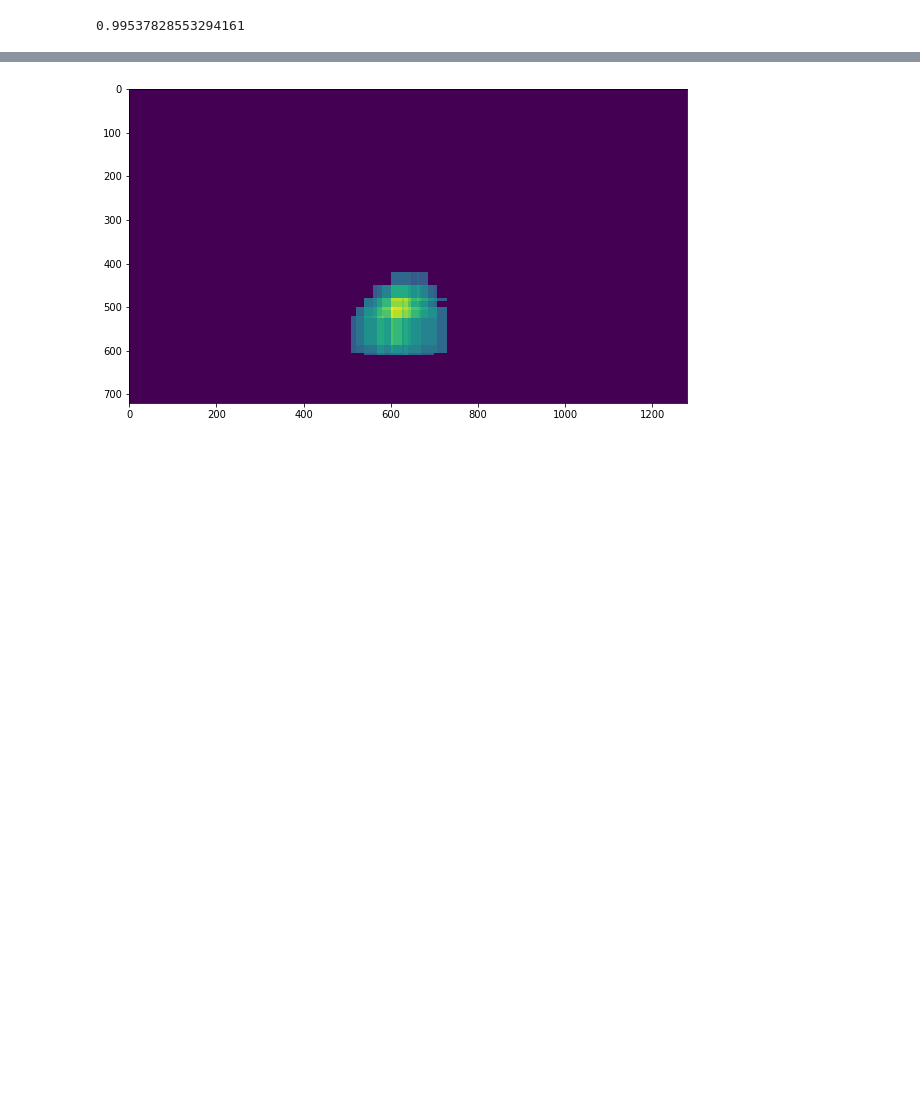
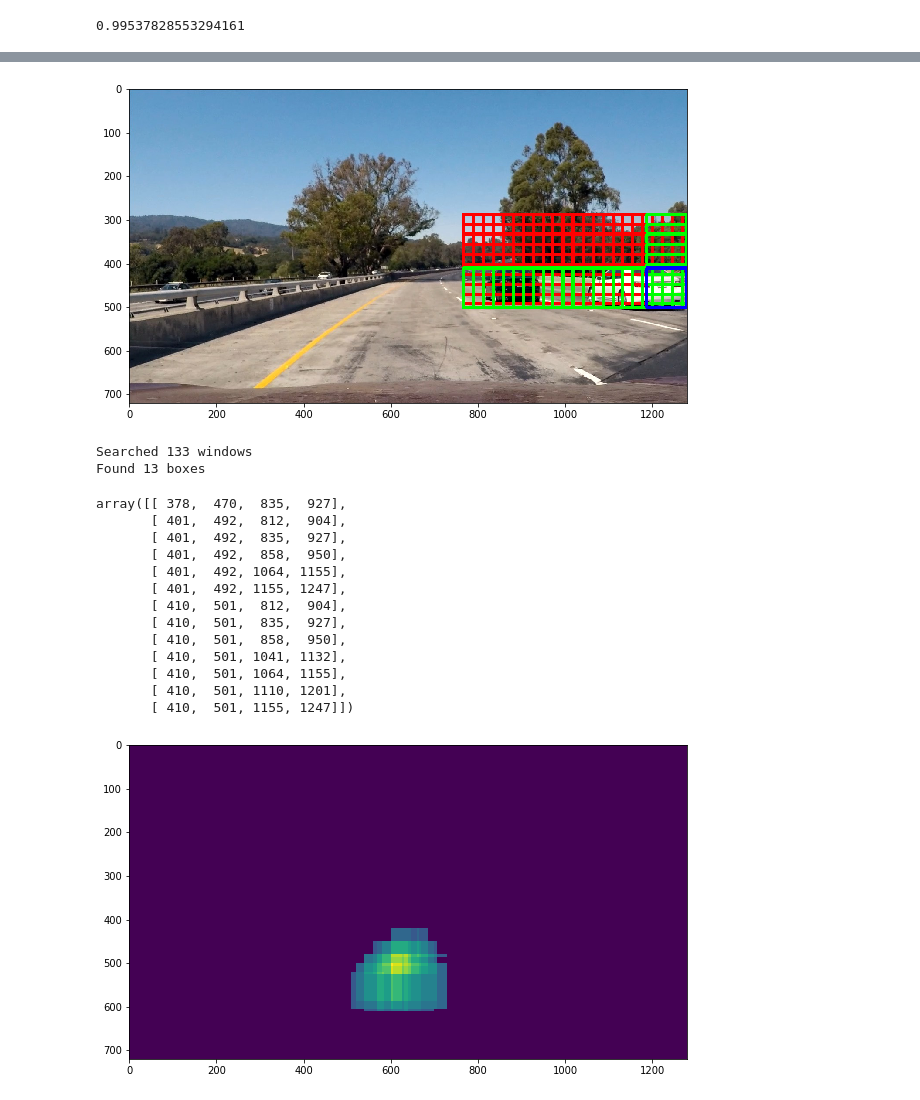
Before and after one commit to sketchc89/VehicleDetectionTracking-P5, a Jupyter notebook: VehicleDetectionTracking.ipynb, the cells around one changed output, grey strips where cells are left out. Saved outputs shown, nothing was run; the diff lists cells and outputs as text; code cells hidden in the pictures; blank space fills up the shorter version.

```diff
--- a/VehicleDetectionTracking.ipynb
+++ b/VehicleDetectionTracking.ipynb
@@ -501,3 +653,24 @@ hog_descr = get_hog_descriptor()
+# %%
+img = mpimg.imread('./test_images/test1.jpg')
+detect_cars_opencv(img, classifier=classifier_4, X_scaler=scaler_4, hog_descriptor=hog_descr,
+                   scale=0.7, overlap=0.25, show=True, y_bounds=(0.4,0.7), x_bounds=(0.6,1.))#, x_bounds=(0.2, 1.0))
+# %% [output]
+[figure, added]
+Searched 133 windows
+Found 13 boxes
+array([[ 378,  470,  835,  927],
+       [ 401,  492,  812,  904],
+       [ 401,  492,  835,  927],
+       [ 401,  492,  858,  950],
+       [ 401,  492, 1064, 1155],
+       [ 401,  492, 1155, 1247],
+       [ 410,  501,  812,  904],
+       [ 410,  501,  835,  927],
+       [ 410,  501,  858,  950],
+       [ 410,  501, 1041, 1132],
+       [ 410,  501, 1064, 1155],
+       [ 410,  501, 1110, 1201],
+       [ 410,  501, 1155, 1247]])
 # %%
 %lprun -f pipeline_opencv pipeline_opencv(img)
 # %%
```
Also changed, not shown: parts of 15 cells of this notebook.
